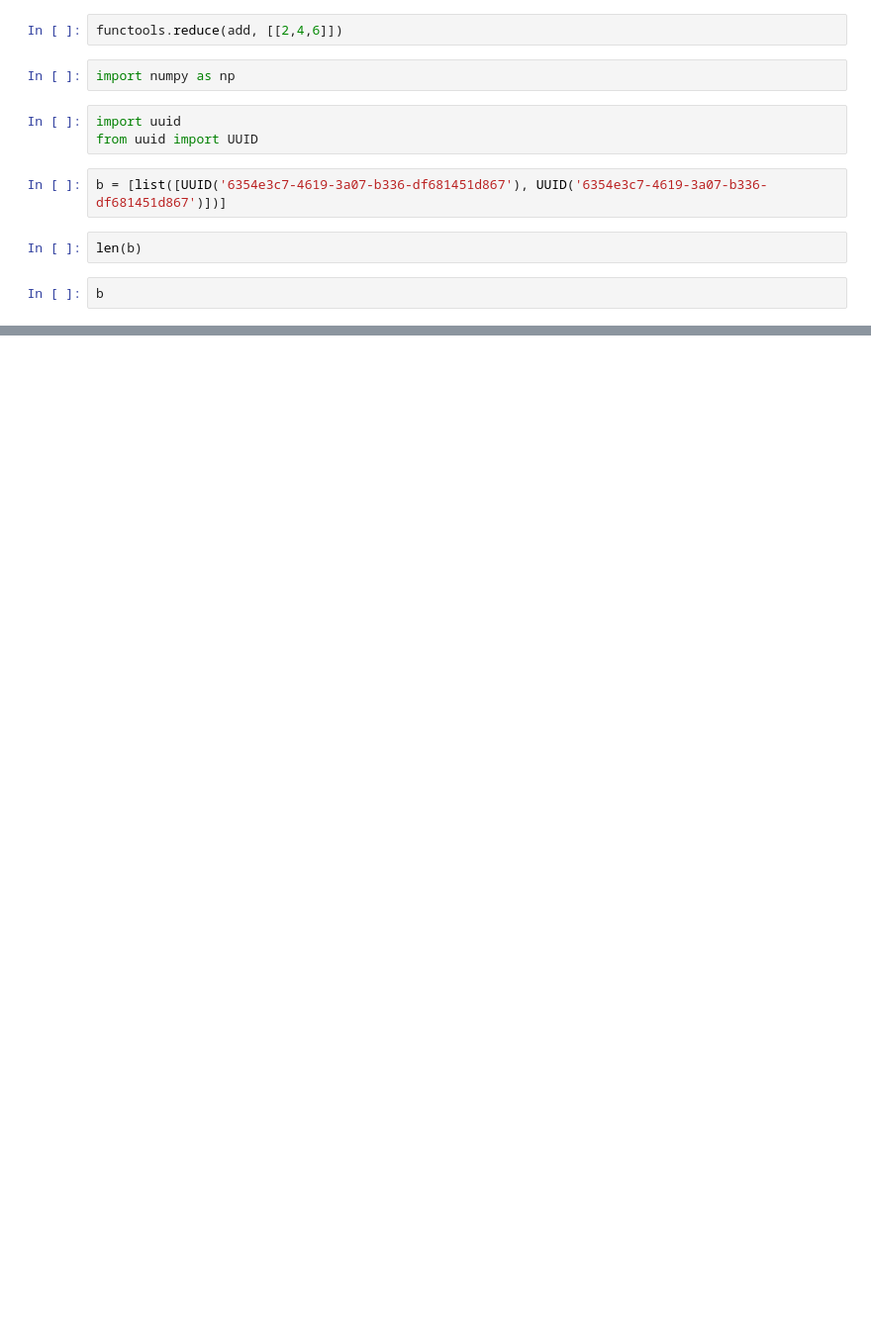
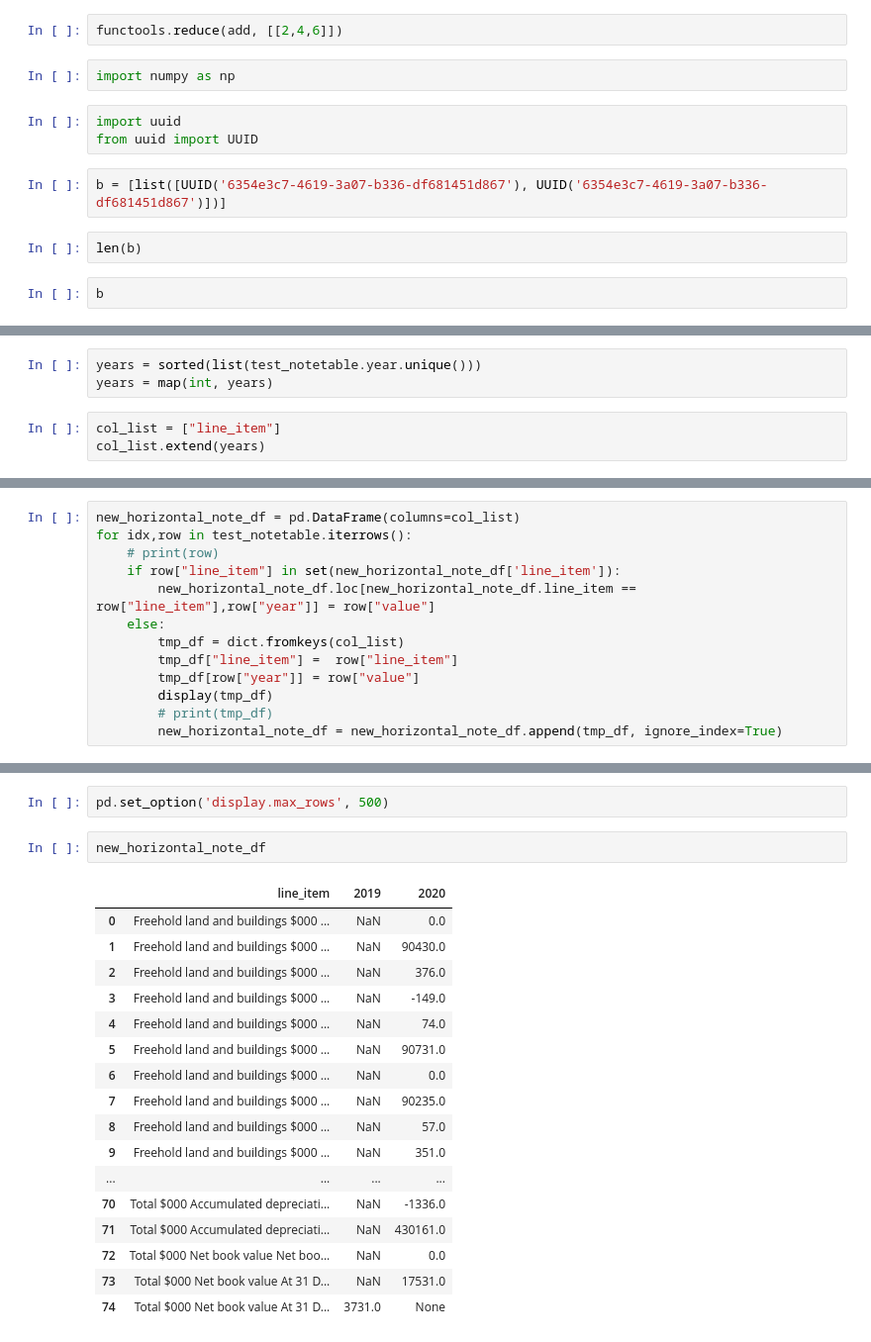
Before and after one commit to AI-paltan/main_page_processing, a Jupyter notebook: CBS_mapping.ipynb, the cells around one changed output, grey strips where cells are left out. Shown at 99% size. Saved outputs shown, nothing was run; the diff lists cells and outputs as text; blank space fills up the shorter version.

```diff
--- a/CBS_mapping.ipynb
+++ b/CBS_mapping.ipynb
@@ -134,0 +169,6 @@ b
+# %%
+years = sorted(list(test_notetable.year.unique()))
+years = map(int, years)
+# %%
+col_list = ["line_item"]
+col_list.extend(years)
@@ -134,0 +195,13 @@ b
+# %%
+new_horizontal_note_df = pd.DataFrame(columns=col_list)
+for idx,row in test_notetable.iterrows():
+    # print(row)
+    if row["line_item"] in set(new_horizontal_note_df['line_item']):
+        new_horizontal_note_df.loc[new_horizontal_note_df.line_item == row["line_item"],row["year"]] = row["value"]
+    else:
+        tmp_df = dict.fromkeys(col_list)
+        tmp_df["line_item"] =  row["line_item"]
+        tmp_df[row["year"]] = row["value"]
+        display(tmp_df)
+        # print(tmp_df)
+        new_horizontal_note_df = new_horizontal_note_df.append(tmp_df, ignore_index=True)
@@ -134,0 +246,22 @@ b
+# %%
+pd.set_option('display.max_rows', 500)
+# %%
+new_horizontal_note_df
+# %% [output]
+|  | line_item | 2019 | 2020 |
+| 0 | Freehold land and buildings $000 ... | NaN | 0.0 |
+| 1 | Freehold land and buildings $000 ... | NaN | 90430.0 |
+| 2 | Freehold land and buildings $000 ... | NaN | 376.0 |
+| 3 | Freehold land and buildings $000 ... | NaN | -149.0 |
+| 4 | Freehold land and buildings $000 ... | NaN | 74.0 |
+| 5 | Freehold land and buildings $000 ... | NaN | 90731.0 |
+| 6 | Freehold land and buildings $000 ... | NaN | 0.0 |
+| 7 | Freehold land and buildings $000 ... | NaN | 90235.0 |
+| 8 | Freehold land and buildings $000 ... | NaN | 57.0 |
+| 9 | Freehold land and buildings $000 ... | NaN | 351.0 |
+| ... | ... | ... | ... |
+| 70 | Total $000 Accumulated depreciati... | NaN | -1336.0 |
+| 71 | Total $000 Accumulated depreciati... | NaN | 430161.0 |
+| 72 | Total $000 Net book value Net boo... | NaN | 0.0 |
+| 73 | Total $000 Net book value At 31 D... | NaN | 17531.0 |
+| 74 | Total $000 Net book value At 31 D... | 3731.0 | None |
```
Also changed, not shown: parts of 9 cells of this notebook, 4 other files.
